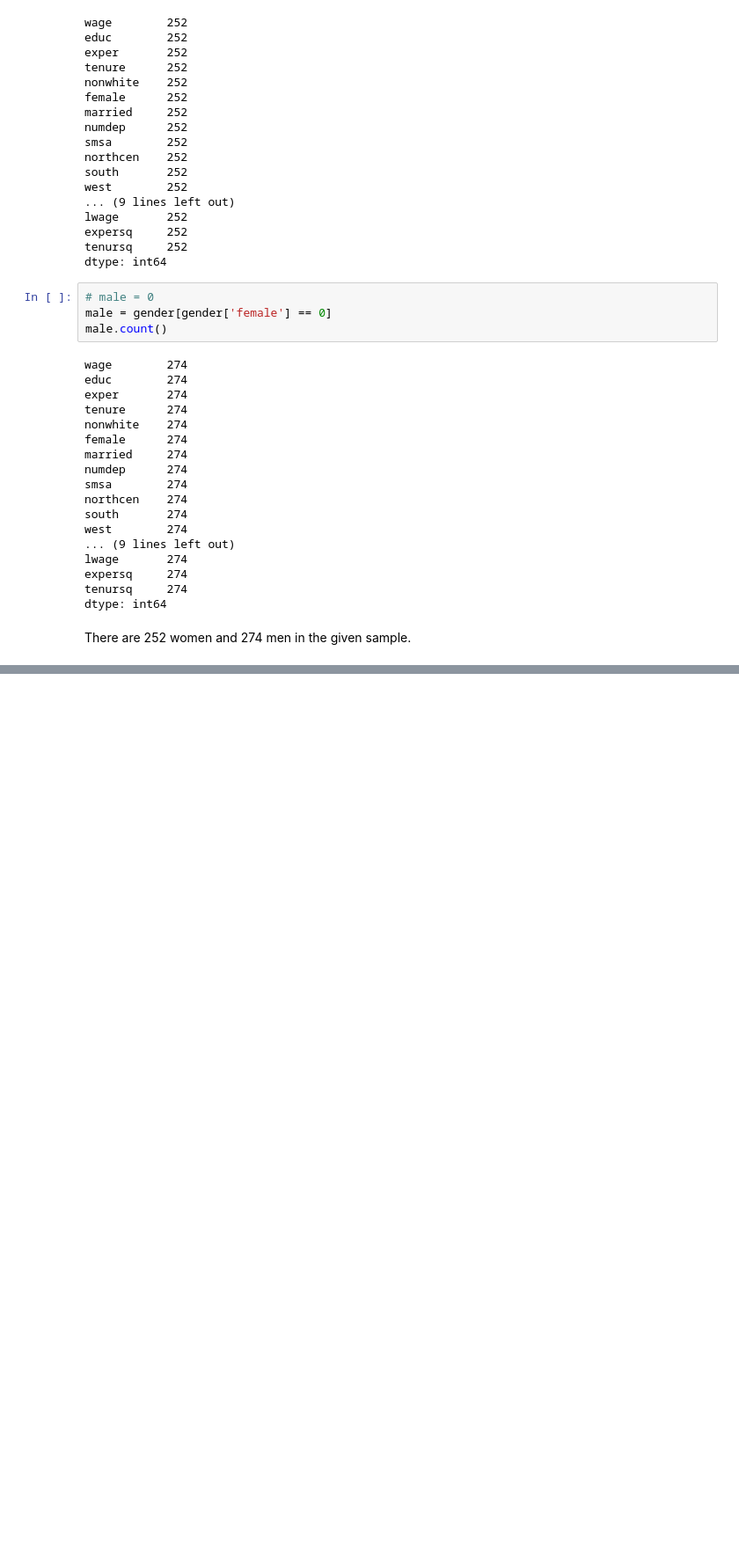
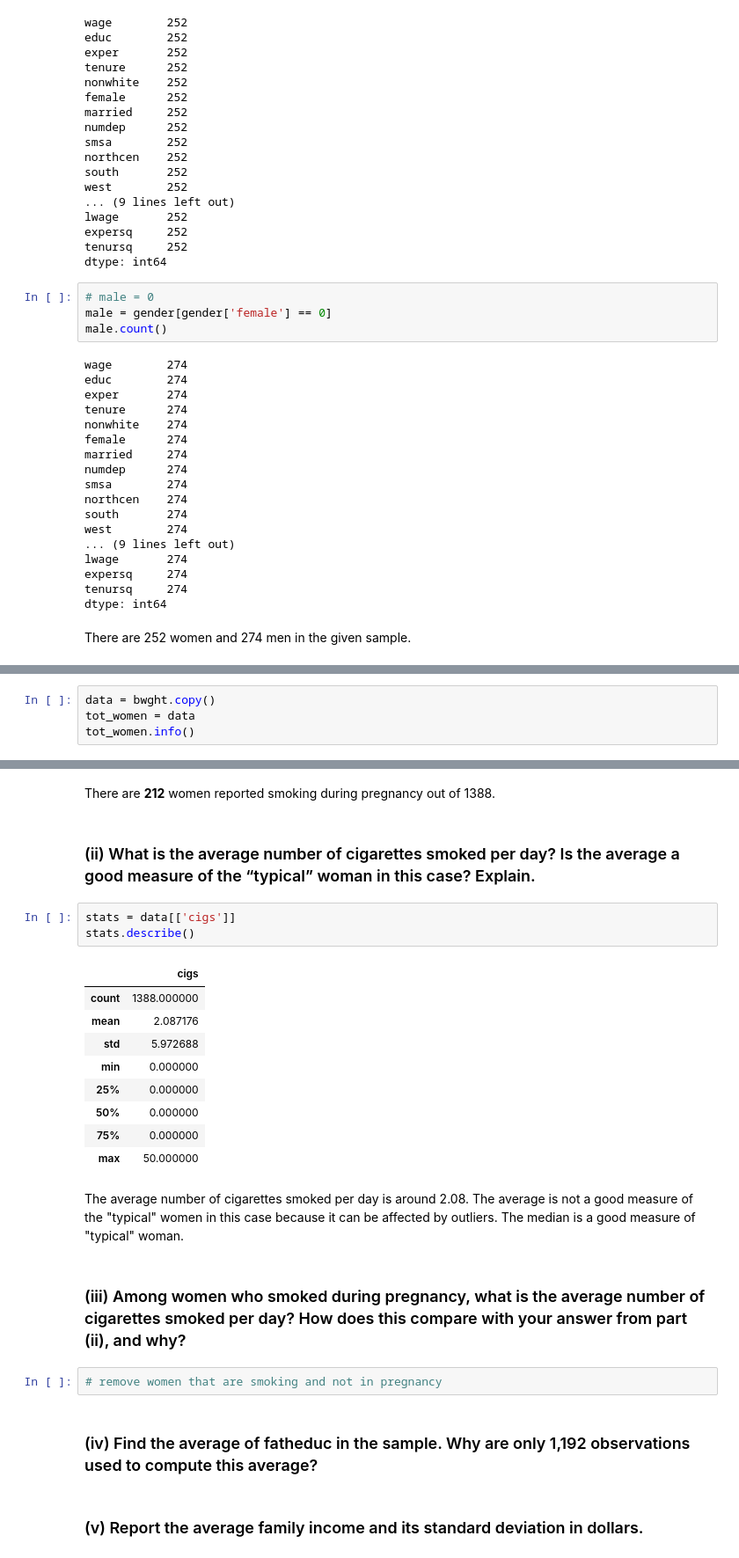
Before and after one commit to mjoshua97241/Introduction-to-Econometrics, a Jupyter notebook: Jupyter Notebook/Chapter 1 Computer Exercises.ipynb, the cells around one changed output, grey strips where cells are left out. Shown: that part at 88% size. Drawn from its saved outputs; the diff is of its cells as text; blank space fills up the shorter version.

```diff
--- a/Jupyter Notebook/Chapter 1 Computer Exercises.ipynb
+++ b/Jupyter Notebook/Chapter 1 Computer Exercises.ipynb
@@ -145,0 +167,4 @@ There are 252 women and 274 men in the given sample.
+# %%
+data = bwght.copy()
+tot_women = data
+tot_women.info()
@@ -145,0 +210,27 @@ There are 252 women and 274 men in the given sample.
+# %% [markdown]
+There are **212** women reported smoking during pregnancy out of 1388.
+# %% [markdown]
+### (ii) What is the average number of cigarettes smoked per day? Is the average a good measure of the “typical” woman in this case? Explain.
+# %%
+stats = data[['cigs']]
+stats.describe()
+# %% [output]
+|  | cigs |
+| count | 1388.000000 |
+| mean | 2.087176 |
+| std | 5.972688 |
+| min | 0.000000 |
+| 25% | 0.000000 |
+| 50% | 0.000000 |
+| 75% | 0.000000 |
+| max | 50.000000 |
+# %% [markdown]
+The average number of cigarettes smoked per day is around 2.08. The average is not a good measure of the "typical" women in this case because it can be affected by outliers. The median is a good measure of "typical" woman.
+# %% [markdown]
+### (iii) Among women who smoked during pregnancy, what is the average number of cigarettes smoked per day? How does this compare with your answer from part (ii), and why?
+# %%
+# remove women that are smoking and not in pregnancy
+# %% [markdown]
+### (iv) Find the average of fatheduc in the sample. Why are only 1,192 observations used to compute this average?
+# %% [markdown]
+### (v) Report the average family income and its standard deviation in dollars.
```
Also changed, not shown: parts of 6 cells of this notebook, 1 other file.
